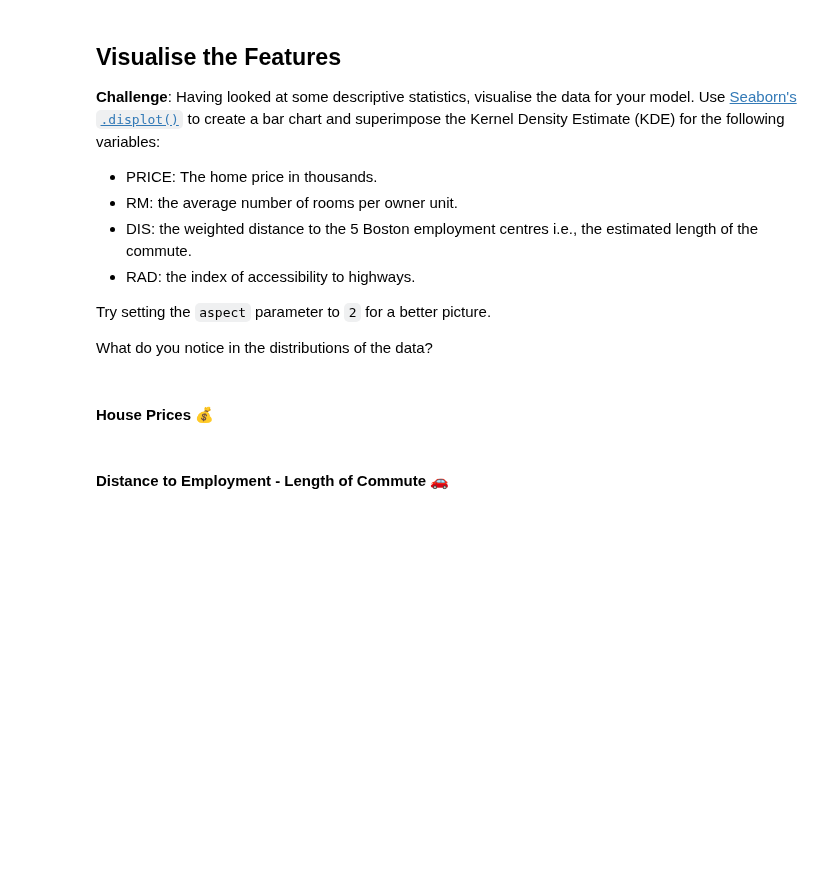
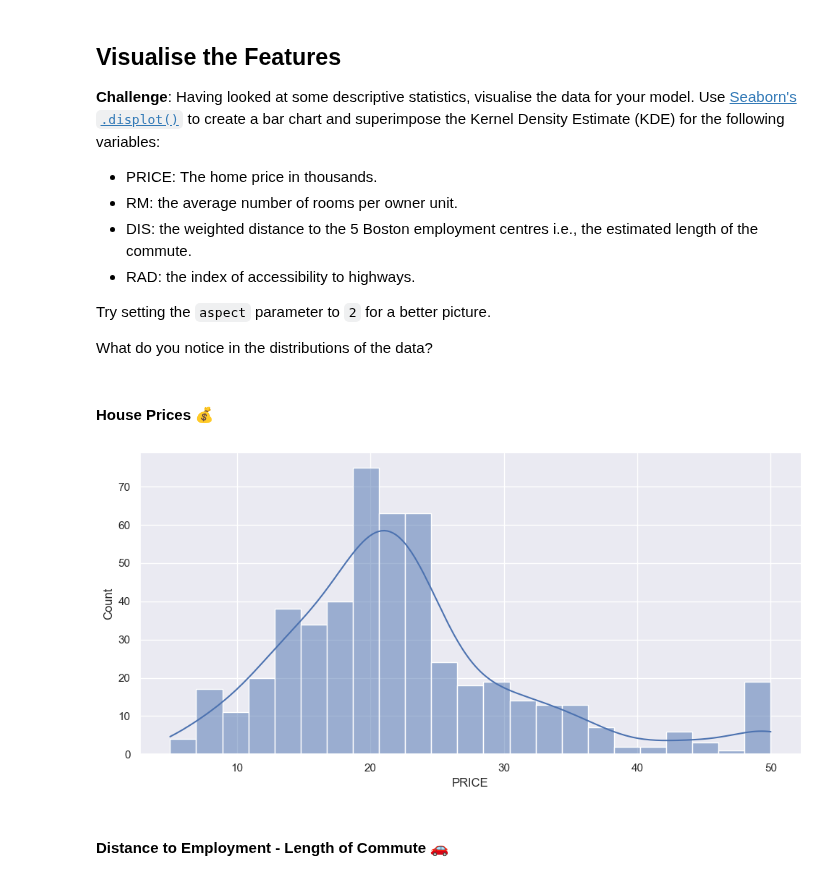
Before and after one commit to RafaelMoralesGallegos/100-days-of-Python, a Jupyter notebook: Day_81_Capstone/Multivariable_Regression_and_Valuation_Model.ipynb, the cells around one changed output. Drawn from its saved outputs; the diff is of its cells as text; code cells hidden in the pictures; blank space fills up the shorter version.

```diff
--- a/Day_81_Capstone/Multivariable_Regression_and_Valuation_Model.ipynb
+++ b/Day_81_Capstone/Multivariable_Regression_and_Valuation_Model.ipynb
@@ -176,5 +176,12 @@ Try setting the `aspect` parameter to `2` for a better picture.
 What do you notice in the distributions of the data?
 # %% [markdown]
 #### House Prices 💰
+# %%
+sns.set_theme(style="darkgrid")
+sns.displot(data, x='PRICE', aspect=2, kde=True)
+
+plt.show()
+# %% [output]
+[figure, added]
 # %% [markdown]
 #### Distance to Employment - Length of Commute 🚗
```
Also changed, not shown: parts of 6 cells of this notebook.
